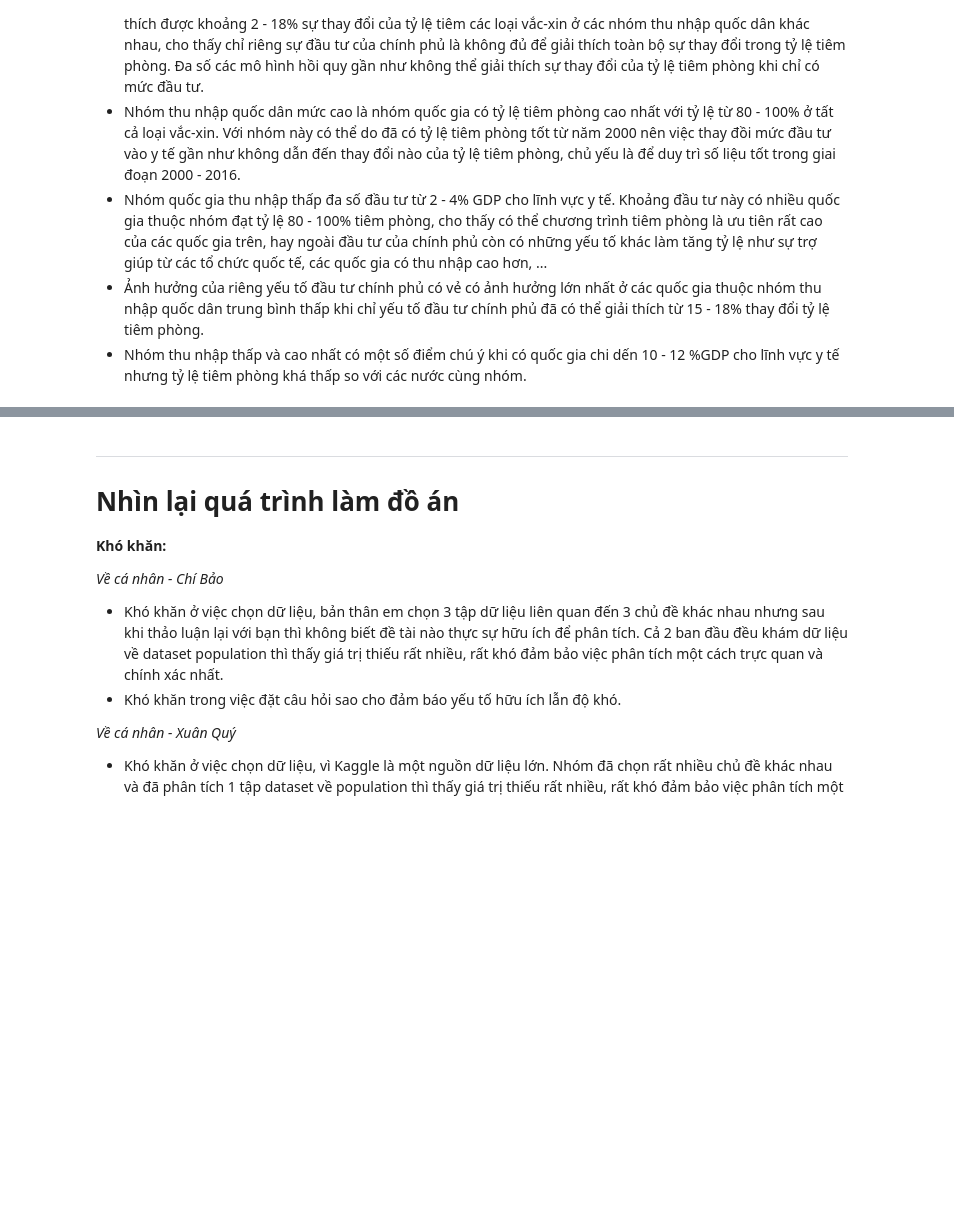
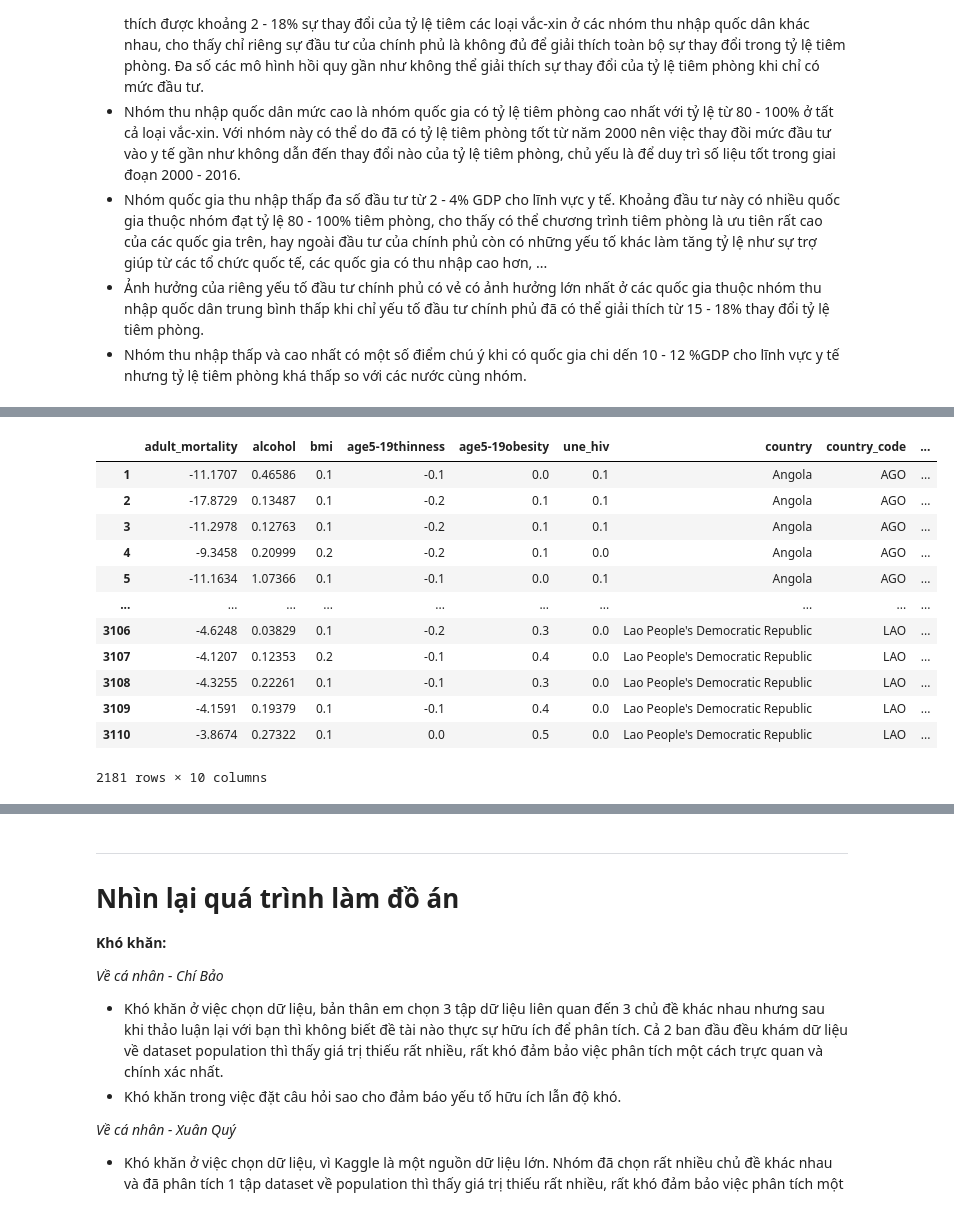
Before and after one commit to XQuyTran/Final_Project_LTKHDL, a Jupyter notebook: Final_file.ipynb, the cells around one changed output, grey strips where cells are left out. Saved outputs shown, nothing was run; the diff lists cells and outputs as text; code cells hidden in the pictures; blank space fills up the shorter version.

```diff
--- a/Final_file.ipynb
+++ b/Final_file.ipynb
@@ -1538,0 +1582,20 @@ regress_result_df.rename(columns={'const':'intercept','gghe-d':'slope'})
+# %%
+mature_pop_attr_diff = mature_pop_attr_df.iloc[:, [1, 4, 5, 6, 7, 8, 9]]
+mature_pop_attr_diff = mature_pop_attr_diff.groupby('country_code').diff()
+mature_pop_attr_diff.dropna(inplace=True)
+mature_pop_attr_diff = mature_pop_attr_diff.join(mature_pop_attr_df.iloc[:, :4])
+mature_pop_attr_diff
+# %% [output]
+|  | adult_mortality | alcohol | bmi | age5-19thinness | age5-19obesity | une_hiv | country | country_code | ... |
+| 1 | -11.1707 | 0.46586 | 0.1 | -0.1 | 0.0 | 0.1 | Angola | AGO | ... |
+| 2 | -17.8729 | 0.13487 | 0.1 | -0.2 | 0.1 | 0.1 | Angola | AGO | ... |
+| 3 | -11.2978 | 0.12763 | 0.1 | -0.2 | 0.1 | 0.1 | Angola | AGO | ... |
+| 4 | -9.3458 | 0.20999 | 0.2 | -0.2 | 0.1 | 0.0 | Angola | AGO | ... |
+| 5 | -11.1634 | 1.07366 | 0.1 | -0.1 | 0.0 | 0.1 | Angola | AGO | ... |
+| ... | ... | ... | ... | ... | ... | ... | ... | ... | ... |
+| 3106 | -4.6248 | 0.03829 | 0.1 | -0.2 | 0.3 | 0.0 | Lao People's Democratic Republic | LAO | ... |
+| 3107 | -4.1207 | 0.12353 | 0.2 | -0.1 | 0.4 | 0.0 | Lao People's Democratic Republic | LAO | ... |
+| 3108 | -4.3255 | 0.22261 | 0.1 | -0.1 | 0.3 | 0.0 | Lao People's Democratic Republic | LAO | ... |
+| 3109 | -4.1591 | 0.19379 | 0.1 | -0.1 | 0.4 | 0.0 | Lao People's Democratic Republic | LAO | ... |
+| 3110 | -3.8674 | 0.27322 | 0.1 | 0.0 | 0.5 | 0.0 | Lao People's Democratic Republic | LAO | ... |
+2181 rows × 10 columns
```
Also changed, not shown: parts of 12 cells of this notebook.
